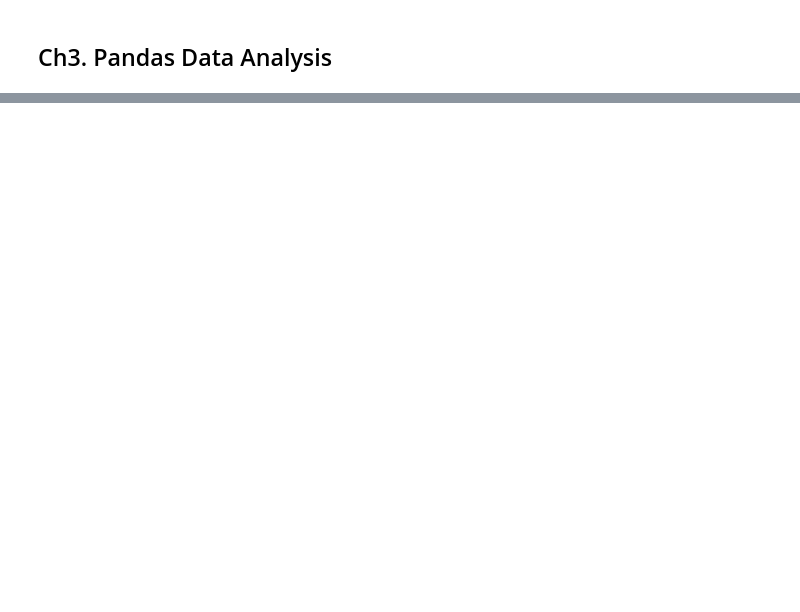
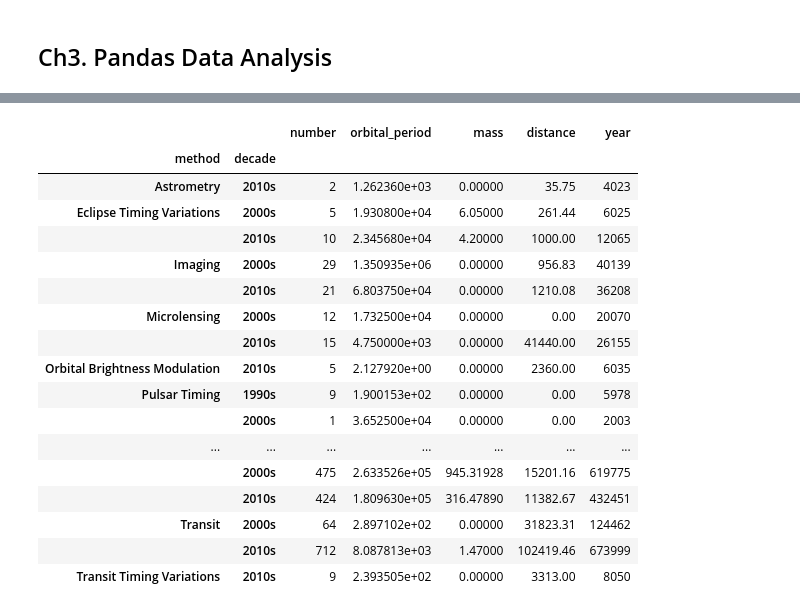
Before and after one commit to TwT-ABCI-Group/Coding-Fundamental, a Jupyter notebook: Ch3. Pandas Data Analysis/notebook/Ch3. Pandas Data Analysis.ipynb, the cells around one changed output, grey strips where cells are left out. Cells and saved outputs as stored; diff of their text form; code cells hidden in the pictures; blank space fills up the shorter version.

```diff
--- a/Ch3. Pandas Data Analysis/notebook/Ch3. Pandas Data Analysis.ipynb
+++ b/Ch3. Pandas Data Analysis/notebook/Ch3. Pandas Data Analysis.ipynb
@@ -2,0 +2196,4 @@
+# %%
+import seaborn as sns
+
+planets = sns.load_dataset("planets")
@@ -2,0 +2234,3 @@
+# %%
+decade = 10 * (planets["year"] // 10)
+decade.head()
@@ -2,0 +2244,4 @@
+# %%
+decade = decade.astype(str) + "s"
+decade.name = "decade"
+decade.head()
@@ -2,0 +2264,21 @@
+# %%
+planets.groupby(["method", decade]).sum()
+# %% [output]
+|  |  | number | orbital_period | mass | distance | year |
+| method | decade |  |  |  |  |  |
+| Astrometry | 2010s | 2 | 1.262360e+03 | 0.00000 | 35.75 | 4023 |
+| Eclipse Timing Variations | 2000s | 5 | 1.930800e+04 | 6.05000 | 261.44 | 6025 |
+|  | 2010s | 10 | 2.345680e+04 | 4.20000 | 1000.00 | 12065 |
+| Imaging | 2000s | 29 | 1.350935e+06 | 0.00000 | 956.83 | 40139 |
+|  | 2010s | 21 | 6.803750e+04 | 0.00000 | 1210.08 | 36208 |
+| Microlensing | 2000s | 12 | 1.732500e+04 | 0.00000 | 0.00 | 20070 |
+|  | 2010s | 15 | 4.750000e+03 | 0.00000 | 41440.00 | 26155 |
+| Orbital Brightness Modulation | 2010s | 5 | 2.127920e+00 | 0.00000 | 2360.00 | 6035 |
+| Pulsar Timing | 1990s | 9 | 1.900153e+02 | 0.00000 | 0.00 | 5978 |
+|  | 2000s | 1 | 3.652500e+04 | 0.00000 | 0.00 | 2003 |
+| ... | ... | ... | ... | ... | ... | ... |
+|  | 2000s | 475 | 2.633526e+05 | 945.31928 | 15201.16 | 619775 |
+|  | 2010s | 424 | 1.809630e+05 | 316.47890 | 11382.67 | 432451 |
+| Transit | 2000s | 64 | 2.897102e+02 | 0.00000 | 31823.31 | 124462 |
+|  | 2010s | 712 | 8.087813e+03 | 1.47000 | 102419.46 | 673999 |
+| Transit Timing Variations | 2010s | 9 | 2.393505e+02 | 0.00000 | 3313.00 | 8050 |
```
Also changed, not shown: parts of 401 cells of this notebook.
